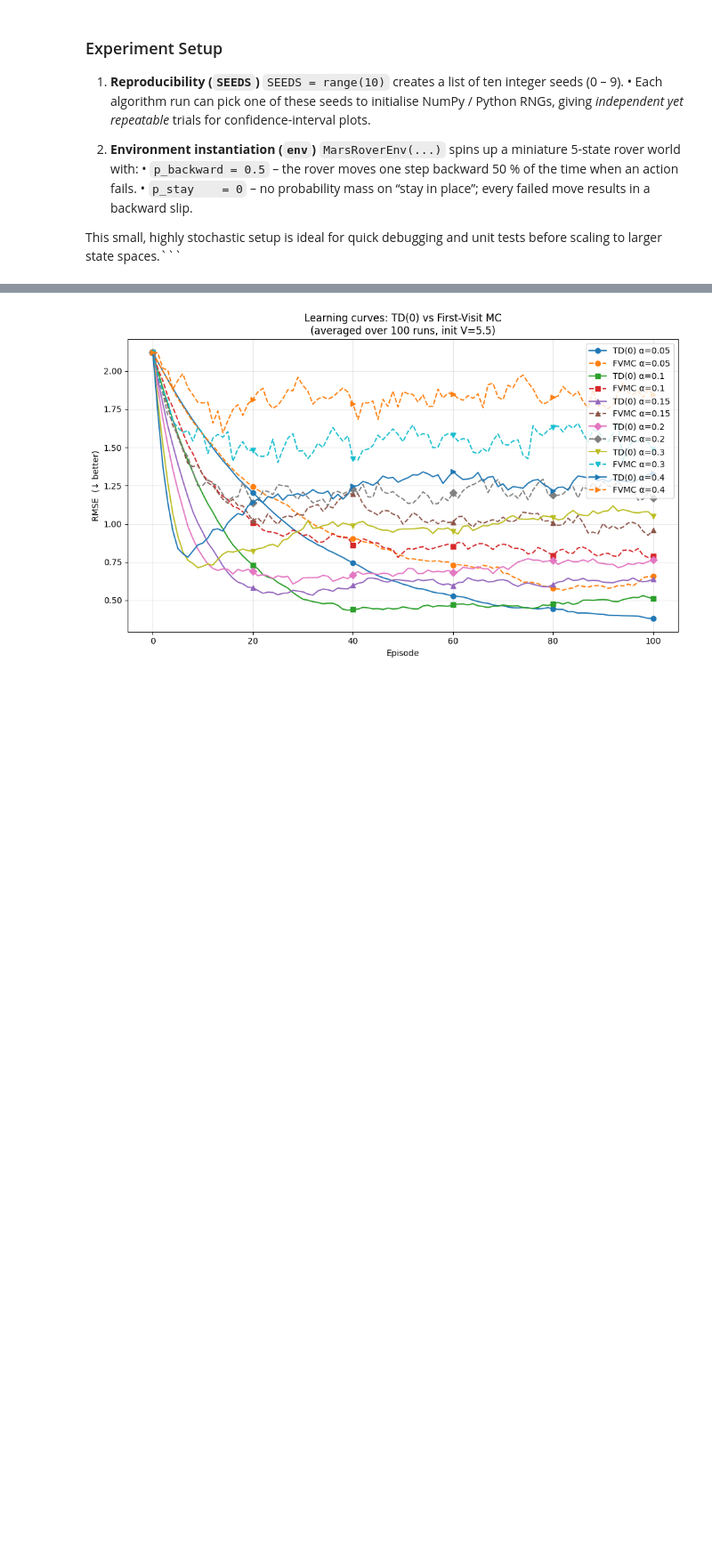
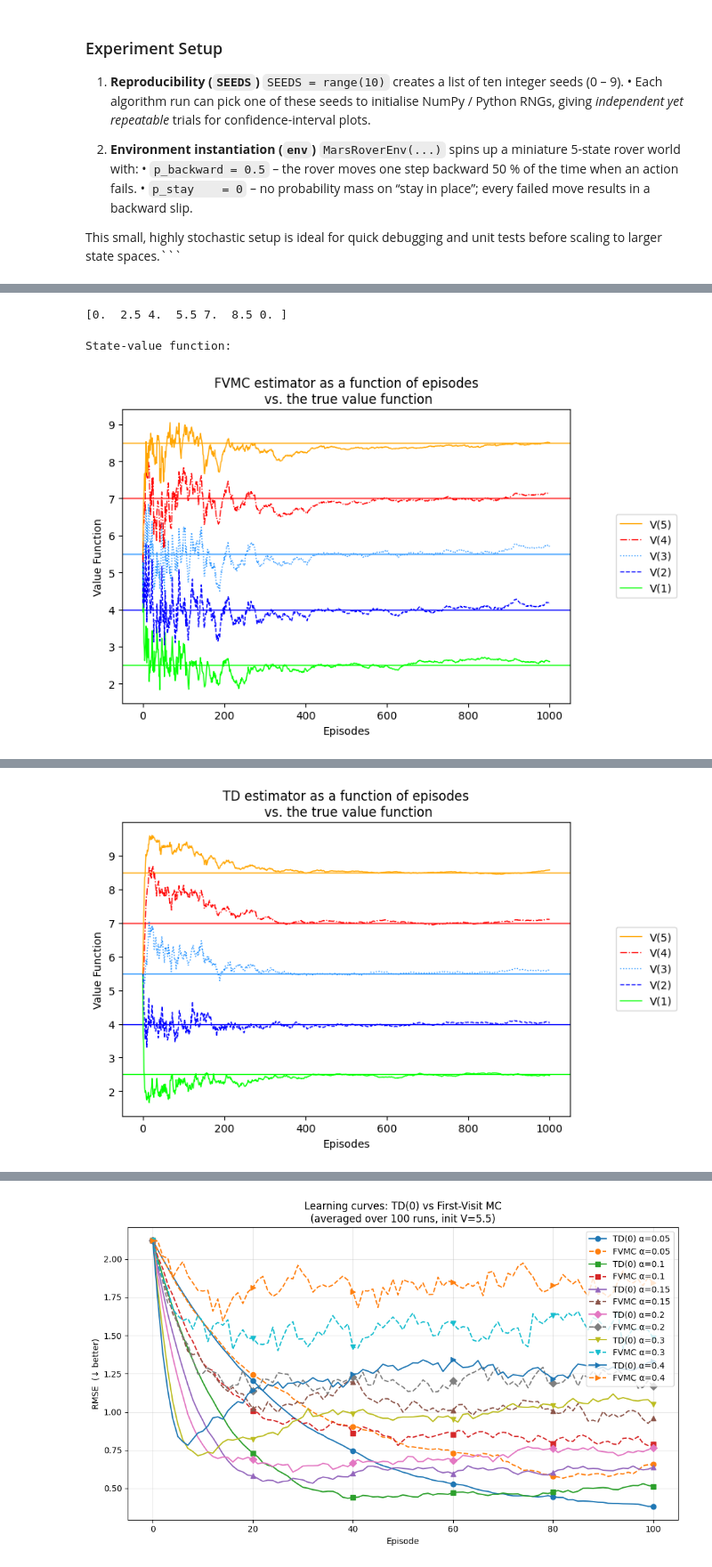
Before and after one commit to SARL-PLUS/Material_for_introductory_RL_course_DANIELI, a Jupyter notebook: Mars_Rover_predict.ipynb, the cells around one changed output, grey strips where cells are left out. Shown at 89% size. Cells and saved outputs as stored; diff of their text form; code cells hidden in the pictures; blank space fills up the shorter version.

```diff
--- a/Mars_Rover_predict.ipynb
+++ b/Mars_Rover_predict.ipynb
@@ -525,0 +453,79 @@ plot_targets(targets_td, init_state, title='TD target sequence')
+# %%
+
+# Compare First-Visit Monte-Carlo and TD(0) on the Mars-Rover MRP under a fixed “always-left” policy.
+# For five random seeds we track V-estimates over 1 000 episodes, compute RMSE against the true V*,
+# and plot learning curves plus per-state target scatter to show bias/variance differences.
+
+
+LEFT, RIGHT = range(2)
+pi = lambda s: {
+    0: LEFT, 1: LEFT, 2: LEFT, 3: LEFT, 4: LEFT, 5: LEFT, 6: LEFT
+}[s]
+
+# we use policy_evaluation here, are there alternatives?
+V_true = policy_evaluation(env, pi)[0]
+print(V_true)
+constant_alpha_mc = 0.15
+constant_alpha_td = 0.15
+V_init = 5.5
+
+init_state = env.reset()
+
+gamma = 1.0
+n_episodes = 1000
+P = env.P
+
+V_fvmcs, V_track_fvmcs = [], []
+for seed in tqdm(SEEDS, desc='All seeds', leave=True):
+    random.seed(seed);
+    np.random.seed(seed);
+    env.seed(seed)
+    V_fvmc, V_track_fvmc, targets_fvmc = mc_prediction(pi, env, gamma=gamma, n_episodes=n_episodes,
+                                                       # constant_alpha=constant_alpha_mc,
+                                                       init_V=V_init)
+    V_fvmcs.append(V_fvmc);
+    V_track_fvmcs.append(V_track_fvmc)
+V_fvmc, V_track_fvmc = np.mean(V_fvmcs, axis=0), np.mean(V_track_fvmcs, axis=0)
+
+print_state_value_function(V_fvmc, P, n_cols=7)
+plot_value_function('FVMC estimator as a function of episodes\n vs. the true value function',
+                    V_track_fvmc, V_true, log=False)
+print('RMSE FVMC learning:', rmse(V_fvmc, V_true))
+
+V_tds, V_track_tds = [], []
+for seed in tqdm(SEEDS, desc='All seeds', leave=True, disable=True):
+    random.seed(seed);
+    np.random.seed(seed);
+    env.seed(seed)
+
+    V_td, V_track_td, targets_td = td(pi, env, gamma=gamma, n_episodes=n_episodes,
+                                      # constant_alpha=constant_alpha_td,
+                                      init_V=V_init)
+    V_tds.append(V_td);
+    V_track_tds.append(V_track_td)
+
+V_td, V_track_td = np.mean(V_tds, axis=0), np.mean(V_track_tds, axis=0)
+
+print_state_value_function(V_td, P, n_cols=7)
+print()
+print_state_value_function(V_td - V_true, P, n_cols=7, title='State-value function errors:')
+print('RMSE TD learning:', rmse(V_td, V_true))
+
+plot_value_function('TD estimator as a function of episodes\n vs. the true value function', V_track_td, V_true,
+                    log=False)
+
+plt.plot(np.mean(np.sqrt(np.mean((V_track_tds - V_true) ** 2, axis=0)), axis=1),
+         label=f'TD $alpha=${constant_alpha_td}')
+plt.plot(np.mean(np.sqrt(np.mean((V_track_fvmcs - V_true) ** 2, axis=0)), axis=1),
+         label=f'FVMC $alpha=${constant_alpha_mc}')
+plt.legend()
+plt.grid()
+plt.show()
+
+plot_targets(targets_fvmc, init_state, title='FVMC target sequence')
+
+plot_targets(targets_td, init_state, title='TD target sequence')
+# %% [output]
+[0.  2.5 4.  5.5 7.  8.5 0. ]
+State-value function:
+[figure, added]
@@ -525,0 +537 @@ plot_targets(targets_td, init_state, title='TD target sequence')
+[figure, added]
```
Also changed, not shown: parts of 5 cells of this notebook.
